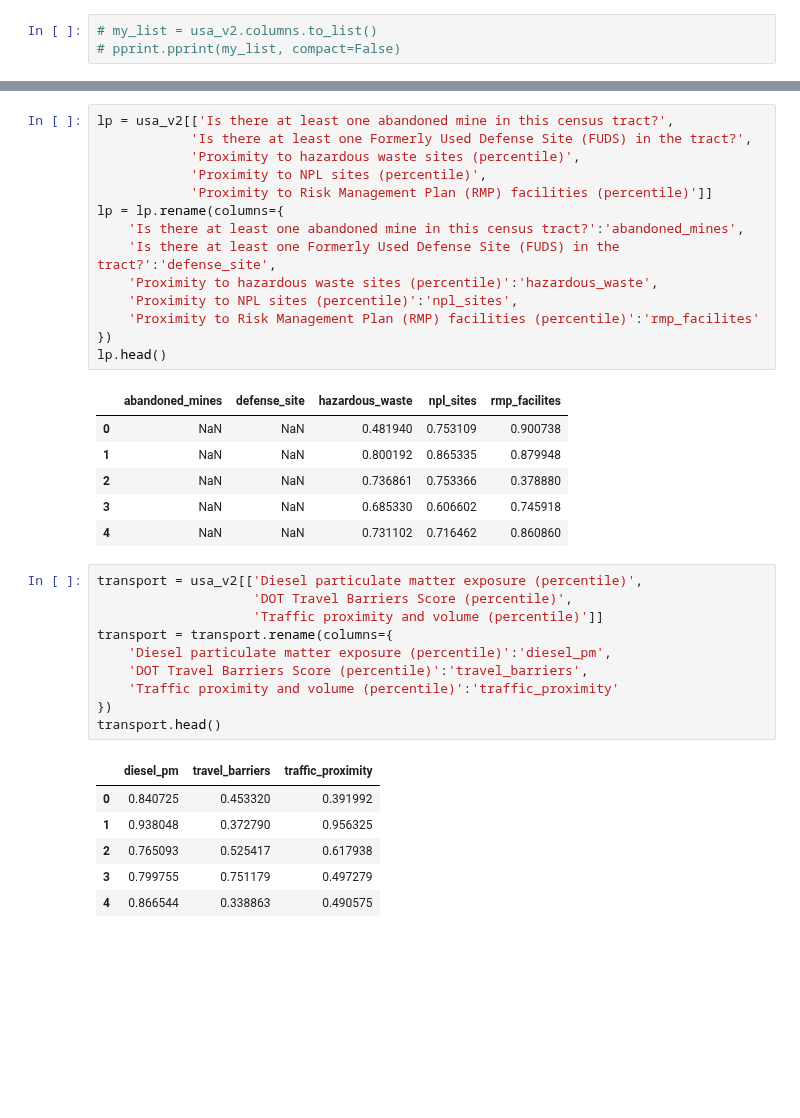
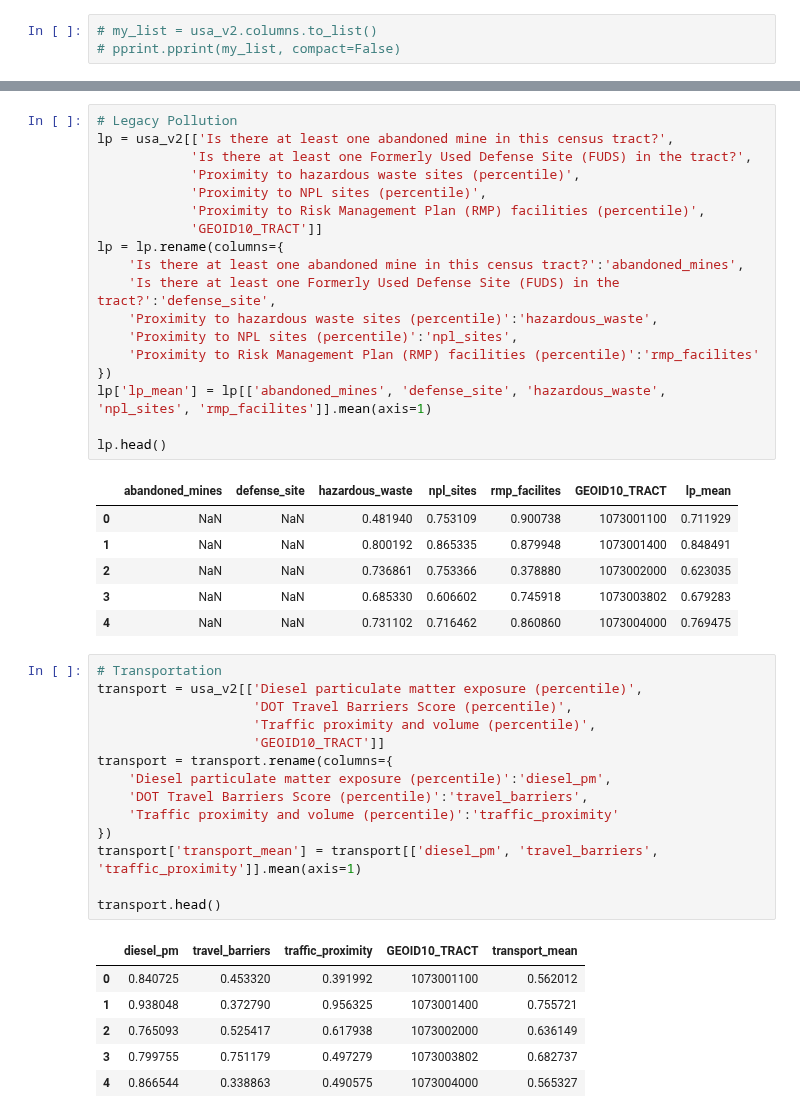
Before and after one commit to haylee360/j40-data-exploration, a Jupyter notebook: gstar-tuning.ipynb, the cells around one changed output, grey strips where cells are left out. Saved outputs shown, nothing was run; the diff lists cells and outputs as text; blank space fills up the shorter version.

```diff
--- a/gstar-tuning.ipynb
+++ b/gstar-tuning.ipynb
@@ -167,39 +150,47 @@ health.head()
 # %%
+# Legacy Pollution
 lp = usa_v2[['Is there at least one abandoned mine in this census tract?',
             'Is there at least one Formerly Used Defense Site (FUDS) in the tract?',
             'Proximity to hazardous waste sites (percentile)',
             'Proximity to NPL sites (percentile)',
-            'Proximity to Risk Management Plan (RMP) facilities (percentile)']]
+            'Proximity to Risk Management Plan (RMP) facilities (percentile)',
+            'GEOID10_TRACT']]
 lp = lp.rename(columns={
     'Is there at least one abandoned mine in this census tract?':'abandoned_mines',
     'Is there at least one Formerly Used Defense Site (FUDS) in the tract?':'defense_site',
     'Proximity to hazardous waste sites (percentile)':'hazardous_waste',
     'Proximity to NPL sites (percentile)':'npl_sites',
     'Proximity to Risk Management Plan (RMP) facilities (percentile)':'rmp_facilites'
 })
+lp['lp_mean'] = lp[['abandoned_mines', 'defense_site', 'hazardous_waste', 'npl_sites', 'rmp_facilites']].mean(axis=1)
+
 lp.head()
 # %% [output]
-|  | abandoned_mines | defense_site | hazardous_waste | npl_sites | rmp_facilites |
-| 0 | NaN | NaN | 0.481940 | 0.753109 | 0.900738 |
-| 1 | NaN | NaN | 0.800192 | 0.865335 | 0.879948 |
-| 2 | NaN | NaN | 0.736861 | 0.753366 | 0.378880 |
-| 3 | NaN | NaN | 0.685330 | 0.606602 | 0.745918 |
-| 4 | NaN | NaN | 0.731102 | 0.716462 | 0.860860 |
+|  | abandoned_mines | defense_site | hazardous_waste | npl_sites | rmp_facilites | GEOID10_TRACT | lp_mean |
+| 0 | NaN | NaN | 0.481940 | 0.753109 | 0.900738 | 1073001100 | 0.711929 |
+| 1 | NaN | NaN | 0.800192 | 0.865335 | 0.879948 | 1073001400 | 0.848491 |
+| 2 | NaN | NaN | 0.736861 | 0.753366 | 0.378880 | 1073002000 | 0.623035 |
+| 3 | NaN | NaN | 0.685330 | 0.606602 | 0.745918 | 1073003802 | 0.679283 |
+| 4 | NaN | NaN | 0.731102 | 0.716462 | 0.860860 | 1073004000 | 0.769475 |
 # %%
+# Transportation
 transport = usa_v2[['Diesel particulate matter exposure (percentile)',
                     'DOT Travel Barriers Score (percentile)',
-                    'Traffic proximity and volume (percentile)']]
+                    'Traffic proximity and volume (percentile)',
+                    'GEOID10_TRACT']]
 transport = transport.rename(columns={
     'Diesel particulate matter exposure (percentile)':'diesel_pm',
     'DOT Travel Barriers Score (percentile)':'travel_barriers',
     'Traffic proximity and volume (percentile)':'traffic_proximity'
 })
+transport['transport_mean'] = transport[['diesel_pm', 'travel_barriers', 'traffic_proximity']].mean(axis=1)
+
 transport.head()
 # %% [output]
-|  | diesel_pm | travel_barriers | traffic_proximity |
-| 0 | 0.840725 | 0.453320 | 0.391992 |
-| 1 | 0.938048 | 0.372790 | 0.956325 |
-| 2 | 0.765093 | 0.525417 | 0.617938 |
-| 3 | 0.799755 | 0.751179 | 0.497279 |
-| 4 | 0.866544 | 0.338863 | 0.490575 |
+|  | diesel_pm | travel_barriers | traffic_proximity | GEOID10_TRACT | transport_mean |
+| 0 | 0.840725 | 0.453320 | 0.391992 | 1073001100 | 0.562012 |
+| 1 | 0.938048 | 0.372790 | 0.956325 | 1073001400 | 0.755721 |
+| 2 | 0.765093 | 0.525417 | 0.617938 | 1073002000 | 0.636149 |
+| 3 | 0.799755 | 0.751179 | 0.497279 | 1073003802 | 0.682737 |
+| 4 | 0.866544 | 0.338863 | 0.490575 | 1073004000 | 0.565327 |
 # %%
```
Also changed, not shown: parts of 21 cells of this notebook, 1 other file.
